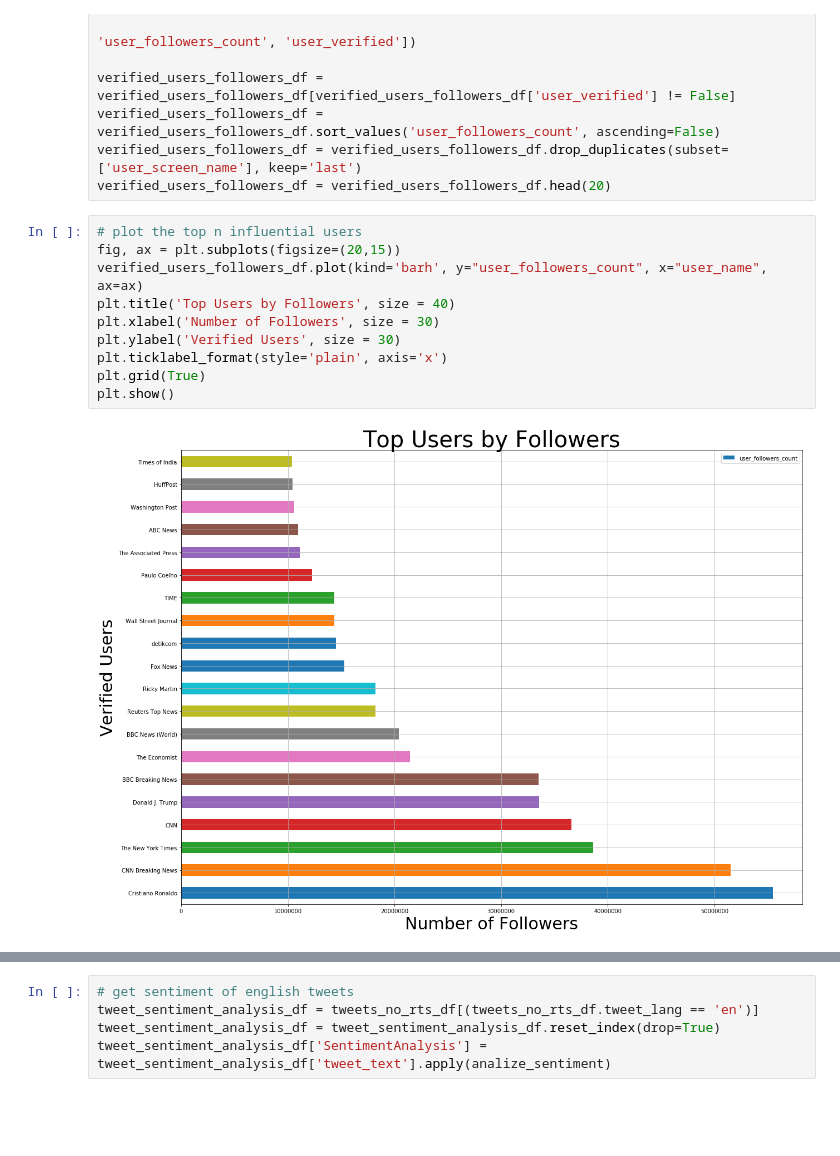
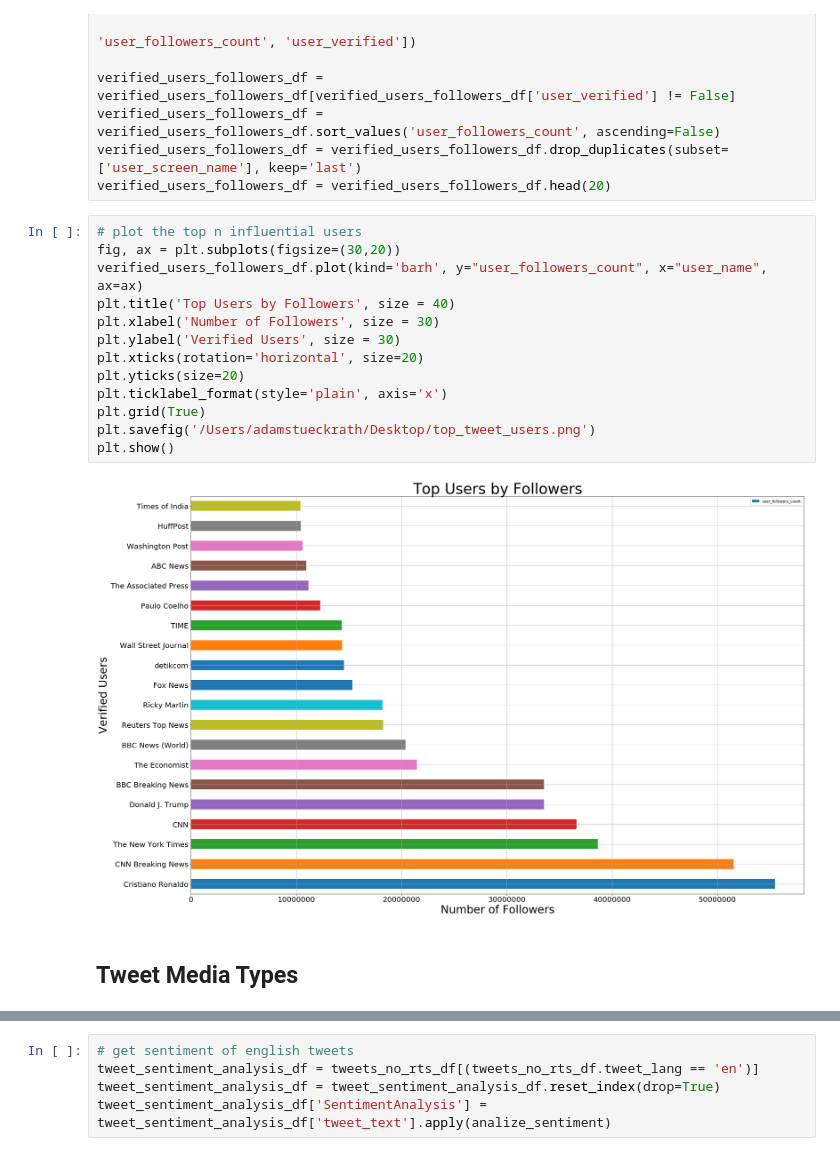
Before and after one commit to adamstueckrath/SyriaProject, a Jupyter notebook: web_scrapers/twitter_data_analysis_v2.ipynb, the cells around one changed output, grey strips where cells are left out. Drawn from its saved outputs; the diff is of its cells as text; blank space fills up the shorter version.

```diff
--- a/web_scrapers/twitter_data_analysis_v2.ipynb
+++ b/web_scrapers/twitter_data_analysis_v2.ipynb
@@ -501,13 +516,18 @@ verified_users_followers_df = verified_users_followers_df.drop_duplicates(subset
 verified_users_followers_df = verified_users_followers_df.head(20)
 # %%
 # plot the top n influential users
-fig, ax = plt.subplots(figsize=(20,15))
+fig, ax = plt.subplots(figsize=(30,20))
 verified_users_followers_df.plot(kind='barh', y="user_followers_count", x="user_name", ax=ax)
 plt.title('Top Users by Followers', size = 40)
 plt.xlabel('Number of Followers', size = 30)
 plt.ylabel('Verified Users', size = 30)
+plt.xticks(rotation='horizontal', size=20)
+plt.yticks(size=20)
 plt.ticklabel_format(style='plain', axis='x')
 plt.grid(True)
+plt.savefig('/Users/adamstueckrath/Desktop/top_tweet_users.png')
 plt.show()
 # %% [output]
-[figure, old version]
+[figure, new version]
+# %% [markdown]
+## Tweet Media Types
```
Also changed, not shown: parts of 27 cells of this notebook.
